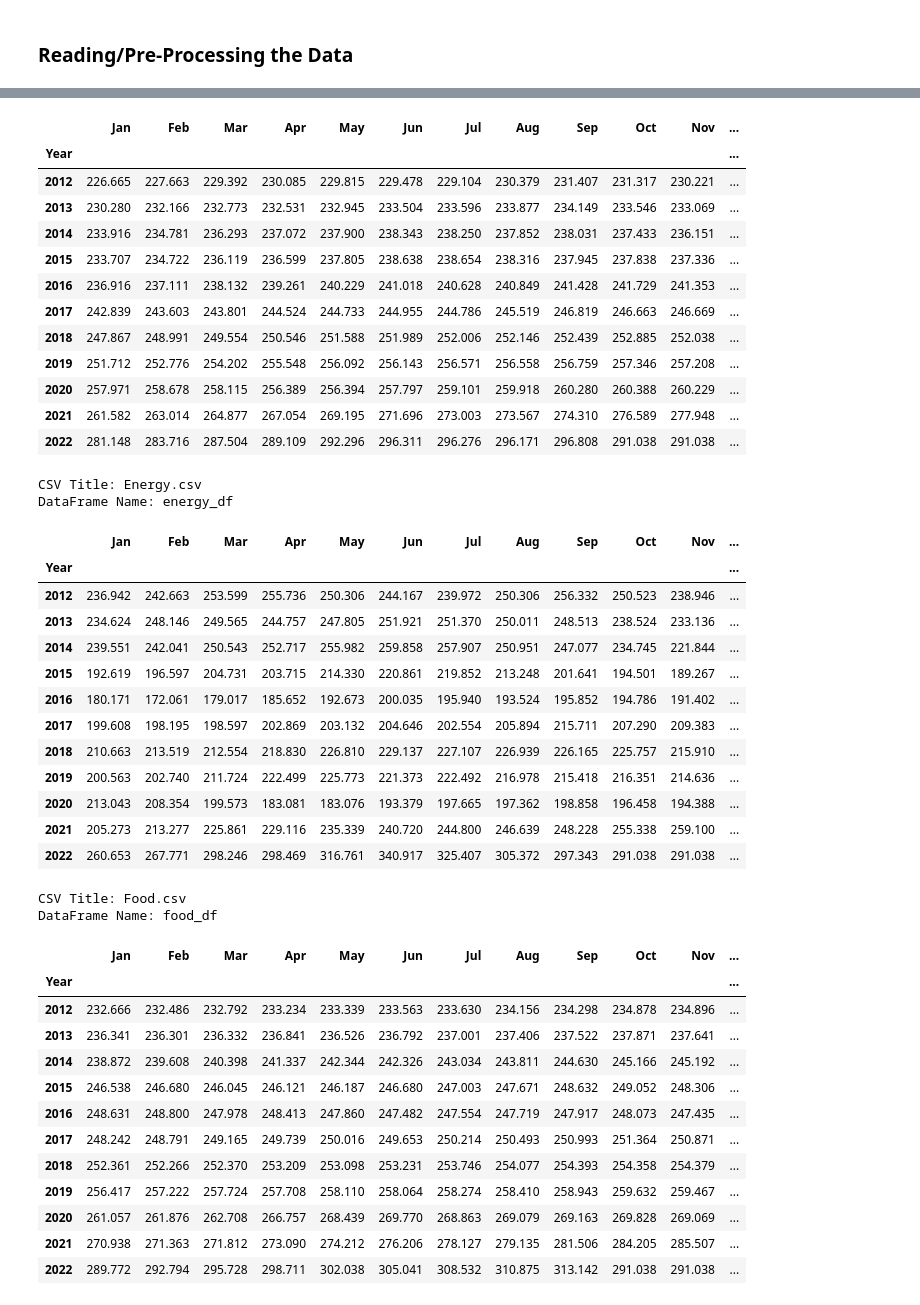
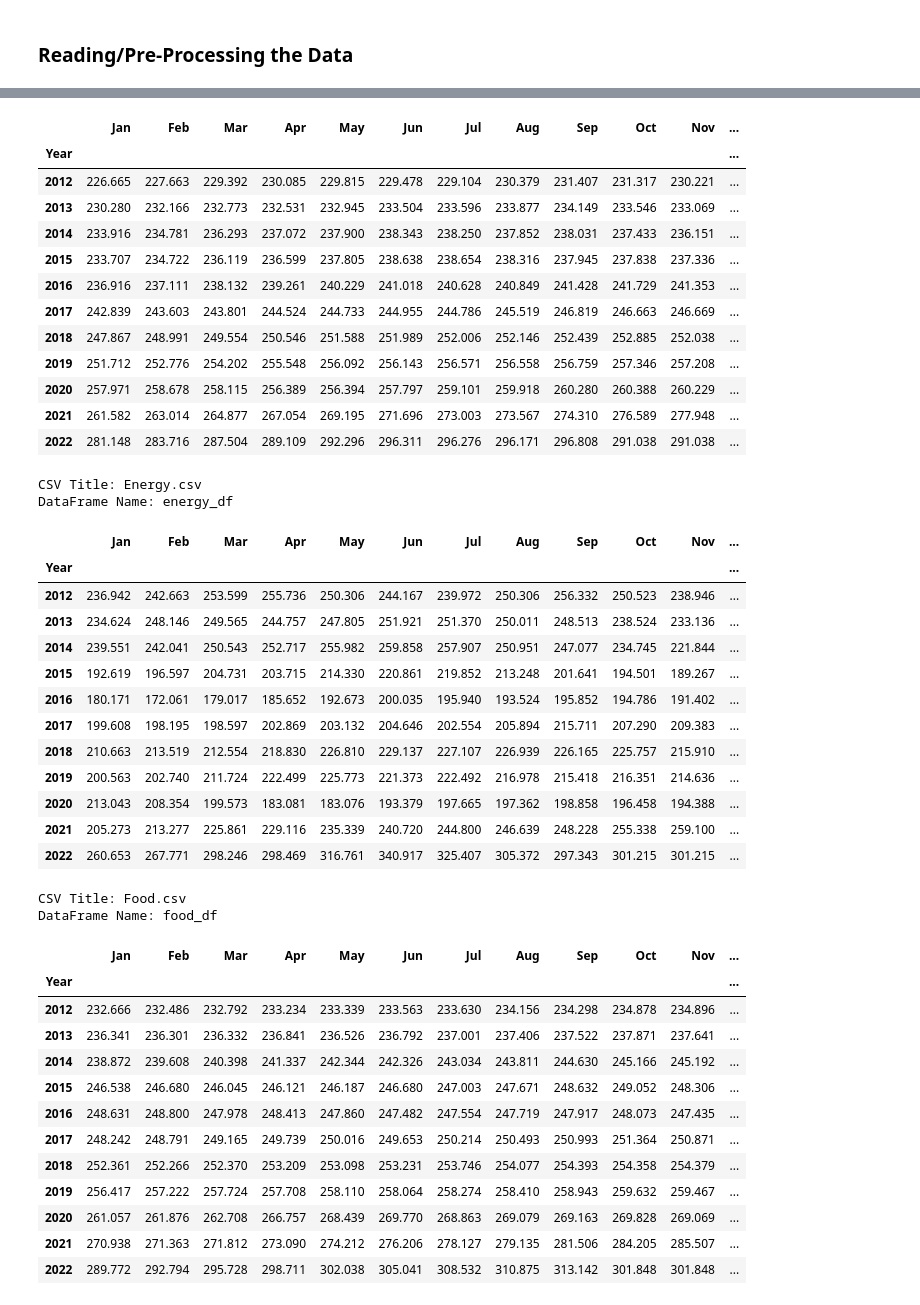
Before and after one commit to SZun/Real-Impact-of-Inflation, a Jupyter notebook: Real-Impact-Of-Inflation.ipynb, the cells around one changed output, grey strips where cells are left out. Drawn from its saved outputs; the diff is of its cells as text; code cells hidden in the pictures.

Commit message:
fixed error and updated printout

```diff
--- a/Real-Impact-Of-Inflation.ipynb
+++ b/Real-Impact-Of-Inflation.ipynb
@@ -25,7 +25,7 @@ def get_dfs():
         # Saving the csv (by title) as DataFrame, making Year the index column and dropping the HALF1 and HALF2 columns
         df = pd.read_csv(Path(f'./Data/{title}.csv'), index_col='Year').drop('HALF2', axis=1)
         # Fill NaN values with average
-        df = df.fillna(round(all_df.iloc[-1,:9].mean(),3))
+        df = df.fillna(round(df.iloc[-1,:9].mean(),3))
         # Adding the DataFrame to the dataframes list
         dataframes.append(df)
 
@@ -37,7 +37,8 @@ dfs = [all_df, energy_df, food_df, gasoline_df, less_food_energy_df, midwest_df,
 # Looping over csv titles and indexes
 for index, title in enumerate(csv_titles):
     # Printing CSV Title and DataFrame Name
-    print(f'\033[1mCSV Title\033[0m: {title}.csv\n\033[1mDataFrame Name\033[0m: {title.lower()}_df')
+    df_title = 'less_food_energy_df' if title == 'Less-Food-Energy' else title.lower()
+    print(f'\033[1mCSV Title\033[0m: {title}.csv\n\033[1mDataFrame Name\033[0m: {df_title}_df')
     # Displaying DataFrame
     display(dfs[index])
     # Printing new line
@@ -45,34 +46,34 @@ for index, title in enumerate(csv_titles):
 # %% [output]
 CSV Title: All.csv
 DataFrame Name: all_df
 |  | Jan | Feb | Mar | Apr | May | Jun | Jul | Aug | Sep | Oct | Nov | ... |
 | Year |  |  |  |  |  |  |  |  |  |  |  | ... |
 | 2012 | 226.665 | 227.663 | 229.392 | 230.085 | 229.815 | 229.478 | 229.104 | 230.379 | 231.407 | 231.317 | 230.221 | ... |
 | 2013 | 230.280 | 232.166 | 232.773 | 232.531 | 232.945 | 233.504 | 233.596 | 233.877 | 234.149 | 233.546 | 233.069 | ... |
 | 2014 | 233.916 | 234.781 | 236.293 | 237.072 | 237.900 | 238.343 | 238.250 | 237.852 | 238.031 | 237.433 | 236.151 | ... |
 | 2015 | 233.707 | 234.722 | 236.119 | 236.599 | 237.805 | 238.638 | 238.654 | 238.316 | 237.945 | 237.838 | 237.336 | ... |
 | 2016 | 236.916 | 237.111 | 238.132 | 239.261 | 240.229 | 241.018 | 240.628 | 240.849 | 241.428 | 241.729 | 241.353 | ... |
 | 2017 | 242.839 | 243.603 | 243.801 | 244.524 | 244.733 | 244.955 | 244.786 | 245.519 | 246.819 | 246.663 | 246.669 | ... |
 | 2018 | 247.867 | 248.991 | 249.554 | 250.546 | 251.588 | 251.989 | 252.006 | 252.146 | 252.439 | 252.885 | 252.038 | ... |
 | 2019 | 251.712 | 252.776 | 254.202 | 255.548 | 256.092 | 256.143 | 256.571 | 256.558 | 256.759 | 257.346 | 257.208 | ... |
 | 2020 | 257.971 | 258.678 | 258.115 | 256.389 | 256.394 | 257.797 | 259.101 | 259.918 | 260.280 | 260.388 | 260.229 | ... |
 | 2021 | 261.582 | 263.014 | 264.877 | 267.054 | 269.195 | 271.696 | 273.003 | 273.567 | 274.310 | 276.589 | 277.948 | ... |
 | 2022 | 281.148 | 283.716 | 287.504 | 289.109 | 292.296 | 296.311 | 296.276 | 296.171 | 296.808 | 291.038 | 291.038 | ... |
 CSV Title: Energy.csv
 DataFrame Name: energy_df
 |  | Jan | Feb | Mar | Apr | May | Jun | Jul | Aug | Sep | Oct | Nov | ... |
 | Year |  |  |  |  |  |  |  |  |  |  |  | ... |
 | 2012 | 236.942 | 242.663 | 253.599 | 255.736 | 250.306 | 244.167 | 239.972 | 250.306 | 256.332 | 250.523 | 238.946 | ... |
 | 2013 | 234.624 | 248.146 | 249.565 | 244.757 | 247.805 | 251.921 | 251.370 | 250.011 | 248.513 | 238.524 | 233.136 | ... |
 | 2014 | 239.551 | 242.041 | 250.543 | 252.717 | 255.982 | 259.858 | 257.907 | 250.951 | 247.077 | 234.745 | 221.844 | ... |
 | 2015 | 192.619 | 196.597 | 204.731 | 203.715 | 214.330 | 220.861 | 219.852 | 213.248 | 201.641 | 194.501 | 189.267 | ... |
 | 2016 | 180.171 | 172.061 | 179.017 | 185.652 | 192.673 | 200.035 | 195.940 | 193.524 | 195.852 | 194.786 | 191.402 | ... |
 | 2017 | 199.608 | 198.195 | 198.597 | 202.869 | 203.132 | 204.646 | 202.554 | 205.894 | 215.711 | 207.290 | 209.383 | ... |
 | 2018 | 210.663 | 213.519 | 212.554 | 218.830 | 226.810 | 229.137 | 227.107 | 226.939 | 226.165 | 225.757 | 215.910 | ... |
 | 2019 | 200.563 | 202.740 | 211.724 | 222.499 | 225.773 | 221.373 | 222.492 | 216.978 | 215.418 | 216.351 | 214.636 | ... |
 | 2020 | 213.043 | 208.354 | 199.573 | 183.081 | 183.076 | 193.379 | 197.665 | 197.362 | 198.858 | 196.458 | 194.388 | ... |
 | 2021 | 205.273 | 213.277 | 225.861 | 229.116 | 235.339 | 240.720 | 244.800 | 246.639 | 248.228 | 255.338 | 259.100 | ... |
-| 2022 | 260.653 | 267.771 | 298.246 | 298.469 | 316.761 | 340.917 | 325.407 | 305.372 | 297.343 | 291.038 | 291.038 | ... |
+| 2022 | 260.653 | 267.771 | 298.246 | 298.469 | 316.761 | 340.917 | 325.407 | 305.372 | 297.343 | 301.215 | 301.215 | ... |
 CSV Title: Food.csv
 DataFrame Name: food_df
 |  | Jan | Feb | Mar | Apr | May | Jun | Jul | Aug | Sep | Oct | Nov | ... |
@@ -87,7 +88,7 @@ DataFrame Name: food_df
 | 2019 | 256.417 | 257.222 | 257.724 | 257.708 | 258.110 | 258.064 | 258.274 | 258.410 | 258.943 | 259.632 | 259.467 | ... |
 | 2020 | 261.057 | 261.876 | 262.708 | 266.757 | 268.439 | 269.770 | 268.863 | 269.079 | 269.163 | 269.828 | 269.069 | ... |
 | 2021 | 270.938 | 271.363 | 271.812 | 273.090 | 274.212 | 276.206 | 278.127 | 279.135 | 281.506 | 284.205 | 285.507 | ... |
-| 2022 | 289.772 | 292.794 | 295.728 | 298.711 | 302.038 | 305.041 | 308.532 | 310.875 | 313.142 | 291.038 | 291.038 | ... |
+| 2022 | 289.772 | 292.794 | 295.728 | 298.711 | 302.038 | 305.041 | 308.532 | 310.875 | 313.142 | 301.848 | 301.848 | ... |
 CSV Title: Gasoline.csv
 DataFrame Name: gasoline_df
 |  | Jan | Feb | Mar | Apr | May | Jun | Jul | Aug | Sep | Oct | Nov | ... |
```
Also changed, not shown: parts of 1 cell of this notebook.
